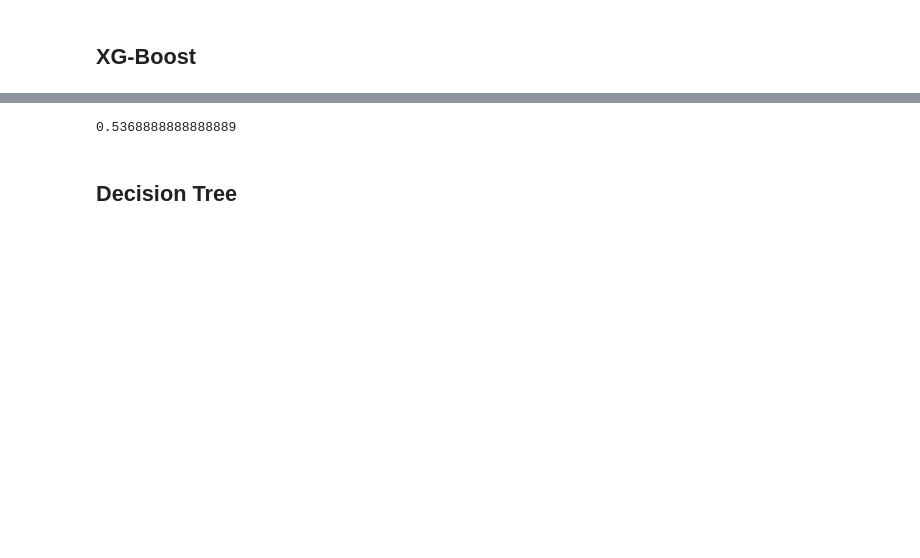
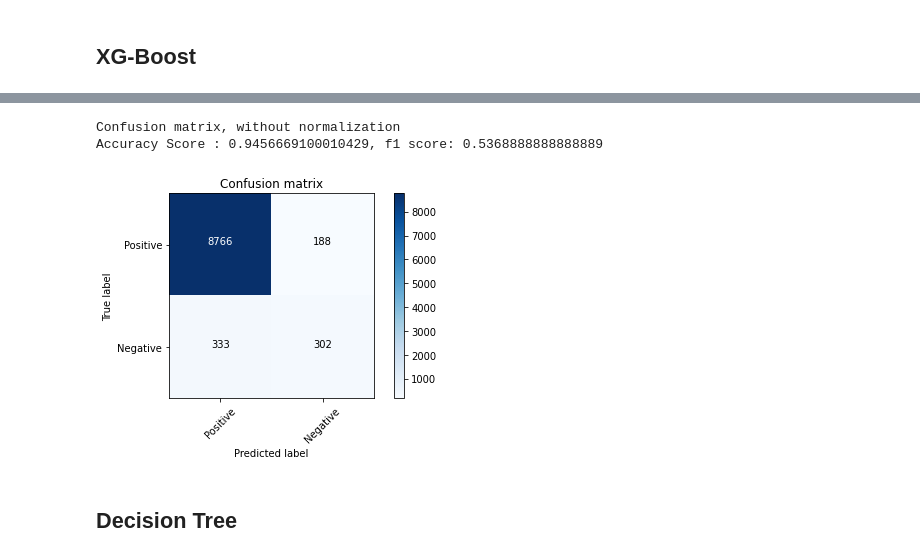
Before and after one commit to ChiragJRana/MachineLearning-learning-projects, a Jupyter notebook: SocialMediaSentimentalAnalysis.ipynb, the cells around one changed output, grey strips where cells are left out. Cells and saved outputs as stored; diff of their text form; code cells hidden in the pictures; blank space fills up the shorter version.

```diff
--- a/SocialMediaSentimentalAnalysis.ipynb
+++ b/SocialMediaSentimentalAnalysis.ipynb
@@ -433,16 +495,21 @@ xgb_bow
 # %%
 xgb_tfidf = XGBClassifier(random_state=0,learning_rate=0.6)
 xgb_tfidf.fit(X_train_tfidf,y_train_tfidf)
 xgb = xgb_tfidf.predict_proba(X_valid_tfidf)
 # xgb
 pred_int = xgb[:,1] >= 0.3
 pred_int = pred_int.astype(np.int)
 # pred_int
 # Calculating the f1 score
-xgb_tfidf = f1_score(y_valid_tfidf, pred_int)
-xgb_tfidf
+# xgb_tfidf = f1_score(y_valid_tfidf, pred_int)
+# xgb_tfidf
+cm = confusion_matrix(y_valid_tfidf, pred_int)
+plot_confusion_matrix(cm, classes = ['Positive', 'Negative'])
+print(f'Accuracy Score : {accuracy_score(y_valid_tfidf, pred_int)}, f1 score: {f1_score(y_valid_tfidf, pred_int)}')
 # %% [output]
-0.5368888888888889
+Confusion matrix, without normalization
+Accuracy Score : 0.9456669100010429, f1 score: 0.5368888888888889
+[figure, added]
 # %% [markdown]
 ## **Decision Tree**
 # %%
```
Also changed, not shown: parts of 20 cells of this notebook.
